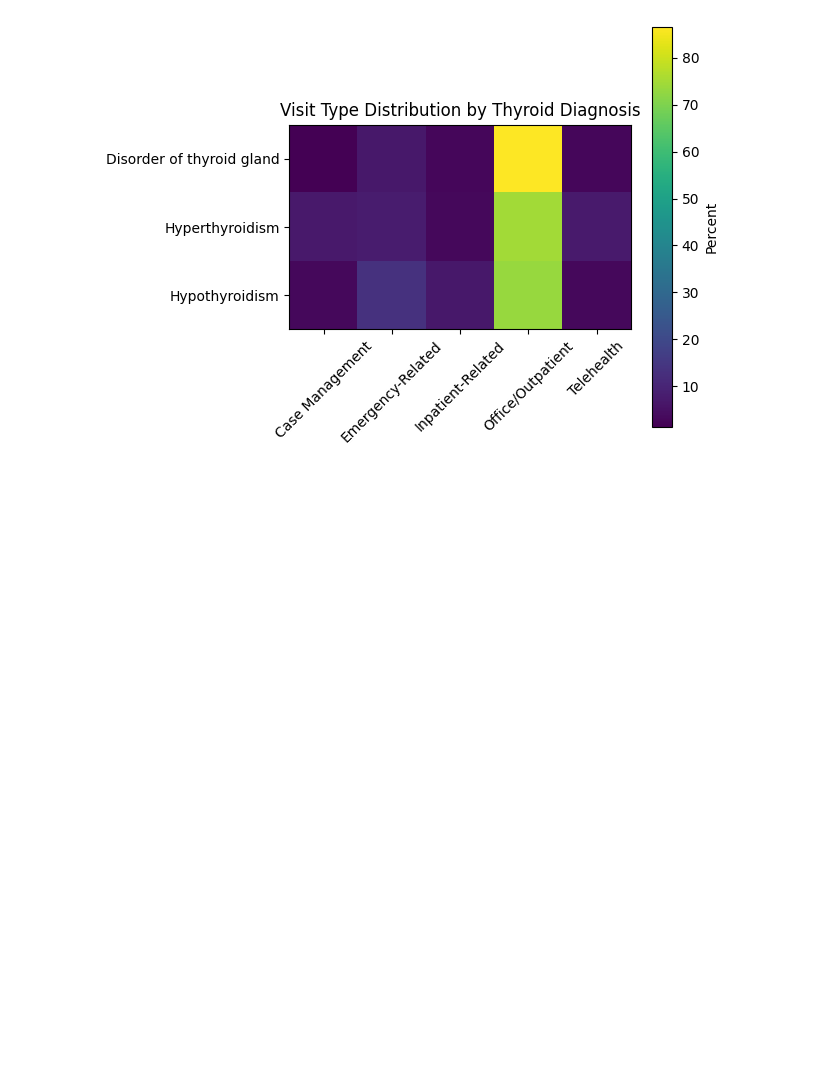
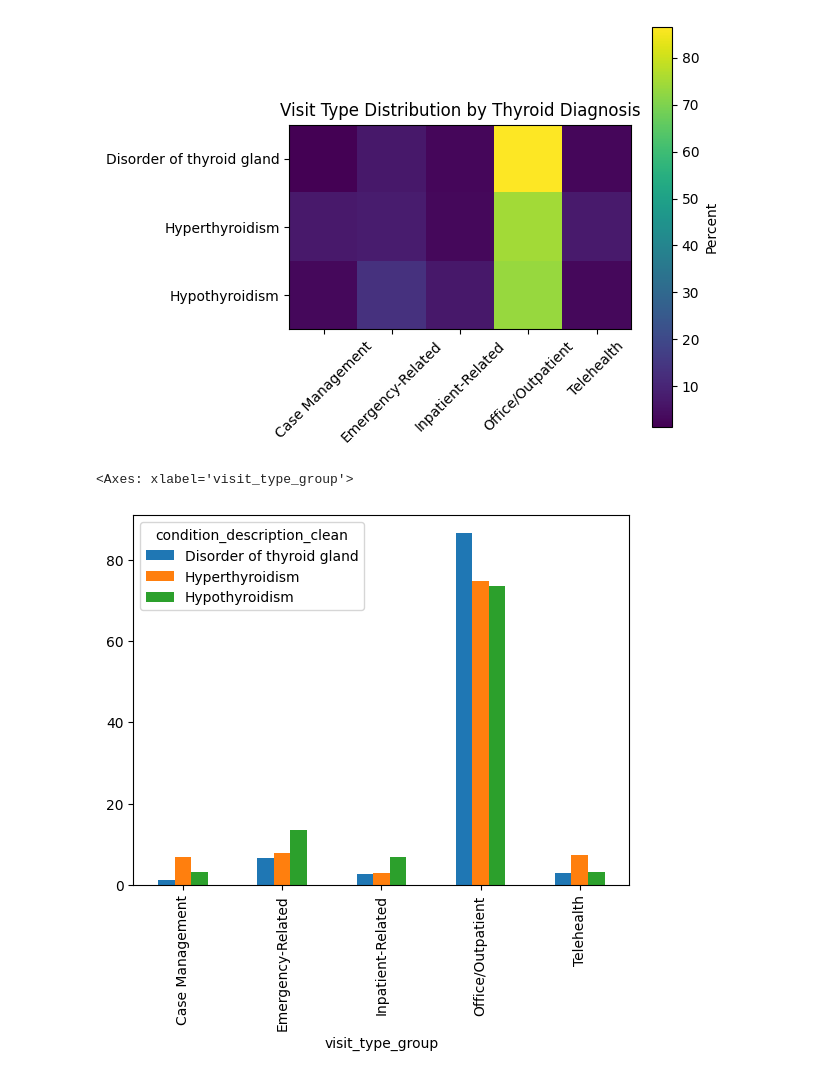
Before and after one commit to Blake-Wei/hi5304-assignment3, a Jupyter notebook: assignment3/assignment3_Q1.ipynb, the cells around one changed output. Drawn from its saved outputs; the diff is of its cells as text; code cells hidden in the pictures; blank space fills up the shorter version.

Commit message:
added a percent bar graph at the end (might delete later)

```diff
--- a/assignment3/assignment3_Q1.ipynb
+++ b/assignment3/assignment3_Q1.ipynb
@@ -449,3 +449,8 @@ plt.savefig("diagnosis_visit_types_heatmap.png")
 plt.show()
 # %% [output]
 [figure]
+# %%
+diagnosis_by_visit_type_percent.T.plot(kind="bar")
+# %% [output]
+<Axes: xlabel='visit_type_group'>
+[figure, added]
```
